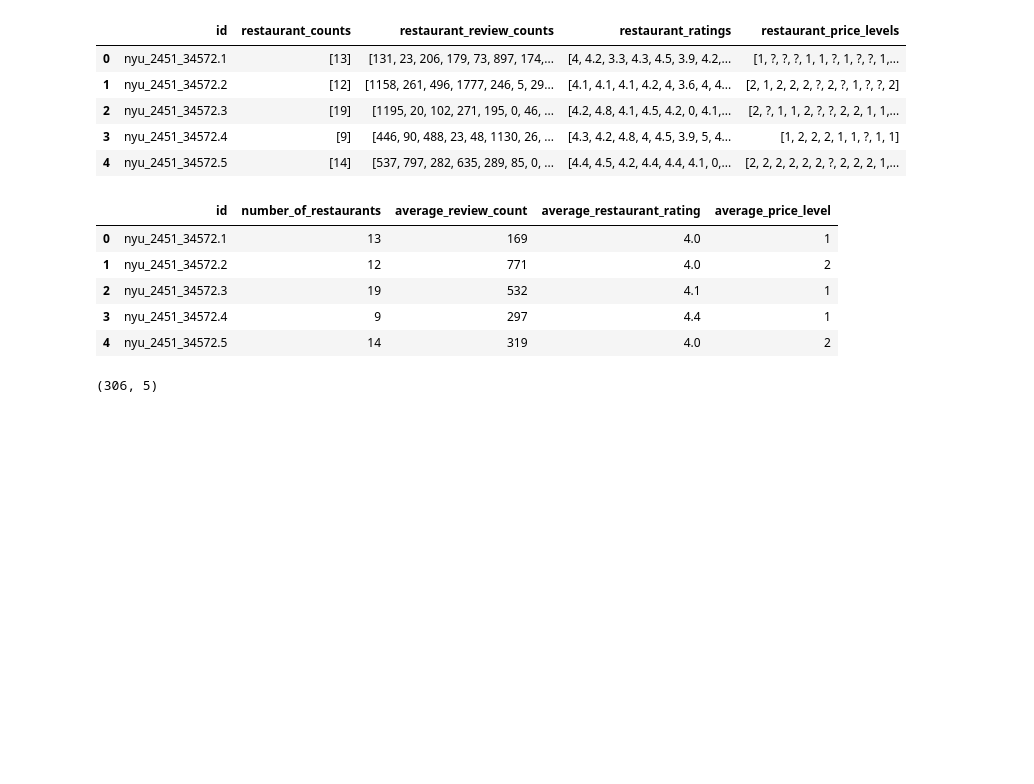
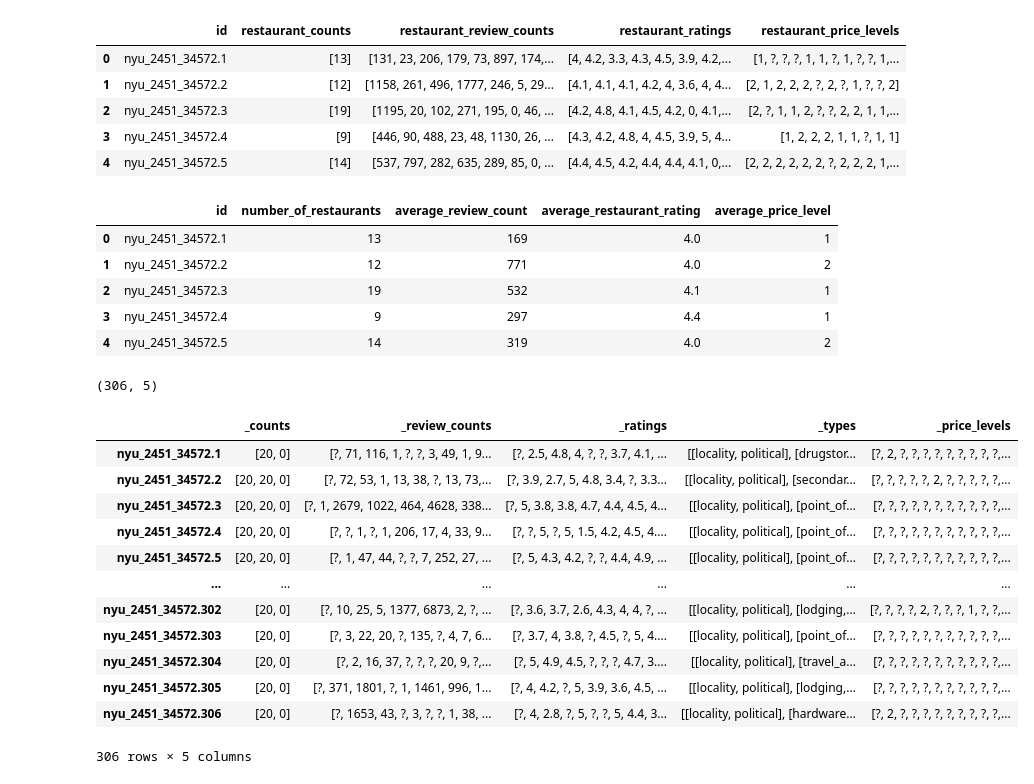
Before and after one commit to ktamkee/NYC_midterm_project, a Jupyter notebook: data/google_data.ipynb, the cells around one changed output. Saved outputs shown, nothing was run; the diff lists cells and outputs as text; code cells hidden in the pictures; blank space fills up the shorter version.

```diff
--- a/data/google_data.ipynb
+++ b/data/google_data.ipynb
@@ -88,3 +88,22 @@ restuarants_data.shape
 (306, 5)
 # %%
 # save_file = restuarants_data.to_csv('resturants_data.csv')
+# %%
+venue_file = open('data/google_all_venues.json')
+venue_data = json.load(venue_file)
+venue_data = pd.DataFrame(venue_data).T
+venue_data
+# %% [output]
+|  | _counts | _review_counts | _ratings | _types | _price_levels |
+| nyu_2451_34572.1 | [20, 0] | [?, 71, 116, 1, ?, ?, 3, 49, 1, 9... | [?, 2.5, 4.8, 4, ?, ?, 3.7, 4.1, ... | [[locality, political], [drugstor... | [?, 2, ?, ?, ?, ?, ?, ?, ?, ?, ?,... |
+| nyu_2451_34572.2 | [20, 20, 0] | [?, 72, 53, 1, 13, 38, ?, 13, 73,... | [?, 3.9, 2.7, 5, 4.8, 3.4, ?, 3.3... | [[locality, political], [secondar... | [?, ?, ?, ?, ?, 2, ?, ?, ?, ?, ?,... |
+| nyu_2451_34572.3 | [20, 20, 0] | [?, 1, 2679, 1022, 464, 4628, 338... | [?, 5, 3.8, 3.8, 4.7, 4.4, 4.5, 4... | [[locality, political], [point_of... | [?, ?, ?, ?, ?, ?, ?, ?, ?, ?, ?,... |
+| nyu_2451_34572.4 | [20, 20, 0] | [?, ?, 1, ?, 1, 206, 17, 4, 33, 9... | [?, ?, 5, ?, 5, 1.5, 4.2, 4.5, 4.... | [[locality, political], [point_of... | [?, ?, ?, ?, ?, ?, ?, ?, ?, ?, ?,... |
+| nyu_2451_34572.5 | [20, 20, 0] | [?, 1, 47, 44, ?, ?, 7, 252, 27, ... | [?, 5, 4.3, 4.2, ?, ?, 4.4, 4.9, ... | [[locality, political], [point_of... | [?, ?, ?, ?, ?, ?, ?, ?, ?, ?, ?,... |
+| ... | ... | ... | ... | ... | ... |
+| nyu_2451_34572.302 | [20, 0] | [?, 10, 25, 5, 1377, 6873, 2, ?, ... | [?, 3.6, 3.7, 2.6, 4.3, 4, 4, ?, ... | [[locality, political], [lodging,... | [?, ?, ?, ?, 2, ?, ?, ?, 1, ?, ?,... |
+| nyu_2451_34572.303 | [20, 0] | [?, 3, 22, 20, ?, 135, ?, 4, 7, 6... | [?, 3.7, 4, 3.8, ?, 4.5, ?, 5, 4.... | [[locality, political], [point_of... | [?, ?, ?, ?, ?, ?, ?, ?, ?, ?, ?,... |
+| nyu_2451_34572.304 | [20, 0] | [?, 2, 16, 37, ?, ?, ?, 20, 9, ?,... | [?, 5, 4.9, 4.5, ?, ?, ?, 4.7, 3.... | [[locality, political], [travel_a... | [?, ?, ?, ?, ?, ?, ?, ?, ?, ?, ?,... |
+| nyu_2451_34572.305 | [20, 0] | [?, 371, 1801, ?, 1, 1461, 996, 1... | [?, 4, 4.2, ?, 5, 3.9, 3.6, 4.5, ... | [[locality, political], [lodging,... | [?, ?, ?, ?, ?, ?, ?, ?, ?, ?, ?,... |
+| nyu_2451_34572.306 | [20, 0] | [?, 1653, 43, ?, 3, ?, ?, 1, 38, ... | [?, 4, 2.8, ?, 5, ?, ?, 5, 4.4, 3... | [[locality, political], [hardware... | [?, 2, ?, ?, ?, ?, ?, ?, ?, ?, ?,... |
+306 rows × 5 columns
```
Also changed, not shown: parts of 11 cells of this notebook.
